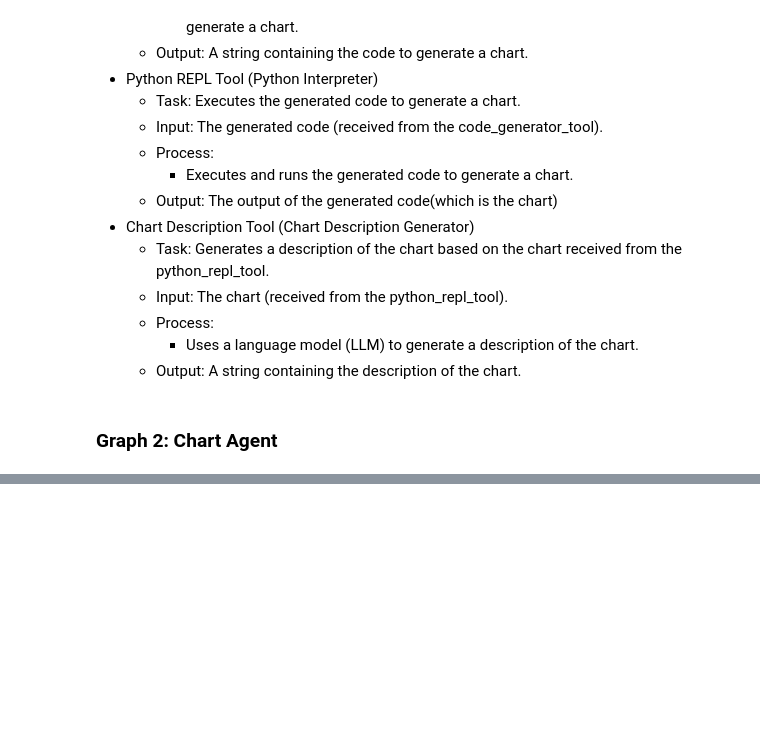
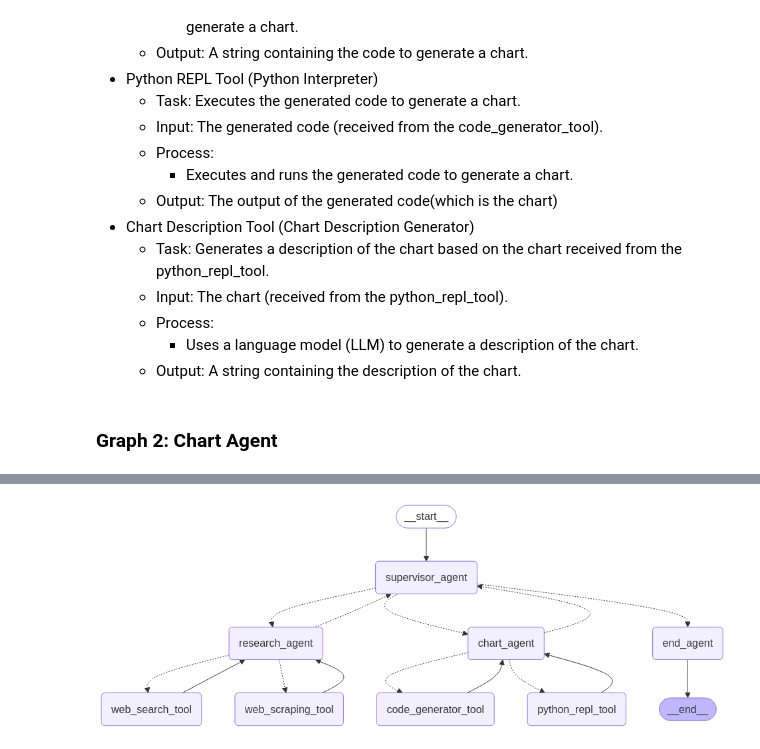
Before and after one commit to riyanshibohra/DataLens, a Jupyter notebook: test.ipynb, the cells around one changed output, grey strips where cells are left out. Drawn from its saved outputs; the diff is of its cells as text; code cells hidden in the pictures; blank space fills up the shorter version.

```diff
--- a/test.ipynb
+++ b/test.ipynb
@@ -92,7 +92,7 @@ from operator import add
 from typing import Literal
 
 class ResearchOutput(BaseModel):
-    next_action: Literal["web_search", "web_scraping", "DONE"] = Field(description="The next action to perform. Can be web_search, web_scraping, or DONE if the content is sufficient to generate a chart.")
+    next_action: Literal["web_search_tool", "web_scraping_tool", "DONE"] = Field(description="The next action to perform. Can be web_search_tool, web_scraping_tool, or DONE if the content is sufficient to generate a chart.")
     reasoning: str = Field(description="Reasoning for the output, explaining which tool should be used next and why the content is relevant and sufficient to generate a chart based on the summary received.")
 
 class ChartOutput(BaseModel):
@@ -476,12 +408,10 @@ from langgraph.graph import StateGraph, START, END
 
 def after_chart_agent_router(state: AgentState):
     next_action = state['chart_agent_output'].next_action
-    if next_action == 'code_generator':
-        return "code_generator_tool"
-    elif next_action == 'python_repl':
-        return "python_repl_tool"
-    elif next_action == 'DONE':
-        return "end_agent"
+    if next_action == 'DONE':
+        return "supervisor_agent"
+
+    return next_action
 # %% [markdown]
 ### Graph 2: Chart Agent
 # %%
@@ -599,9 +499,50 @@ from langgraph.graph import StateGraph, START, END
 
 def after_supervisor_agent_router(state: AgentState):
     next_action = state['supervisor_output'].next_action
-    if next_action == 'research_agent':
-        return "research_agent"
-    elif next_action == 'chart_agent':
-        return "chart_agent"
-    elif next_action == 'DONE':
+    if next_action == 'DONE':
         return "end_agent"
+
+    return next_action
+# %%
+graph = StateGraph(AgentState)
+graph.add_node("supervisor_agent", superviser_agent)
+graph.add_node("research_agent", research_agent)
+graph.add_node("chart_agent", chart_agent)
+graph.add_node("end_agent", end_agent)
+graph.add_node("web_search_tool", web_search_tool)
+graph.add_node("web_scraping_tool", web_scraping_tool)
+graph.add_node("code_generator_tool", code_generator_tool)
+graph.add_node("python_repl_tool", python_repl_tool)
+
+#Supervisor Agent
+graph.add_edge(START, "supervisor_agent")
+graph.add_conditional_edges("supervisor_agent",
+    after_supervisor_agent_router,
+    ["research_agent", "chart_agent", "end_agent"]
+)
+
+#Research Agent
+graph.add_conditional_edges("research_agent",
+    after_research_agent_router,
+    ["web_search_tool", "web_scraping_tool", "supervisor_agent"]
+)
+graph.add_edge("web_search_tool", "research_agent")
+graph.add_edge("web_scraping_tool", "research_agent")
+
+#Chart Agent
+graph.add_conditional_edges("chart_agent",
+    after_chart_agent_router,
+    ["code_generator_tool", "python_repl_tool", "supervisor_agent"]
+)
+graph.add_edge("code_generator_tool", "chart_agent")
+graph.add_edge("python_repl_tool", "chart_agent")
+
+graph.add_edge("end_agent", END)
+
+final_graph = graph.compile()
+
+
+from IPython.display import Image, display
+display(Image(final_graph.get_graph().draw_mermaid_png()))
+# %% [output]
+[figure, added]
```
Also changed, not shown: parts of 11 cells of this notebook.
